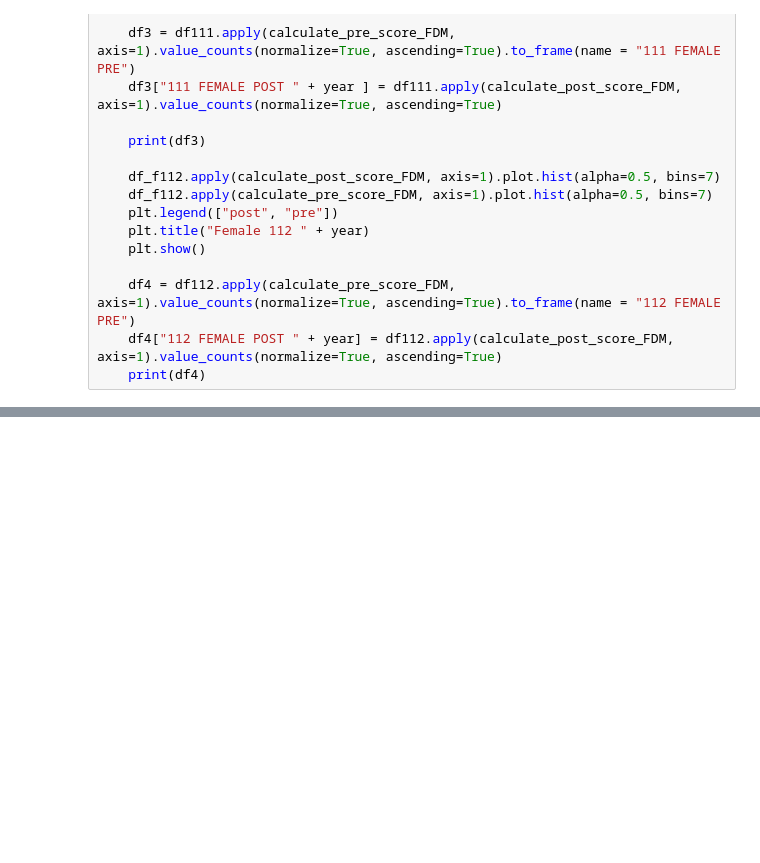
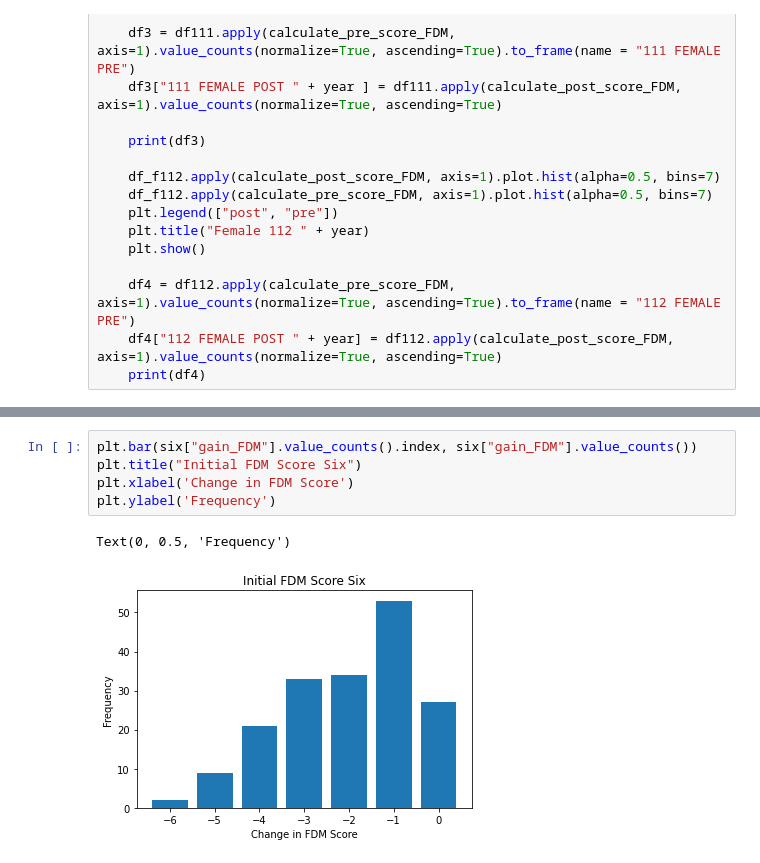
Before and after one commit to maya-patel/Honours-FCI-data, a Jupyter notebook: By_Question_FDM_with_delta.ipynb, the cells around one changed output, grey strips where cells are left out. Saved outputs shown, nothing was run; the diff lists cells and outputs as text; blank space fills up the shorter version.

```diff
--- a/By_Question_FDM_with_delta.ipynb
+++ b/By_Question_FDM_with_delta.ipynb
@@ -176,0 +198,8 @@ df14_111
+# %%
+plt.bar(six["gain_FDM"].value_counts().index, six["gain_FDM"].value_counts())
+plt.title("Initial FDM Score Six")
+plt.xlabel('Change in FDM Score')
+plt.ylabel('Frequency')
+# %% [output]
+Text(0, 0.5, 'Frequency')
+[figure, added]
```
Also changed, not shown: parts of 7 cells of this notebook, 19 other files.
